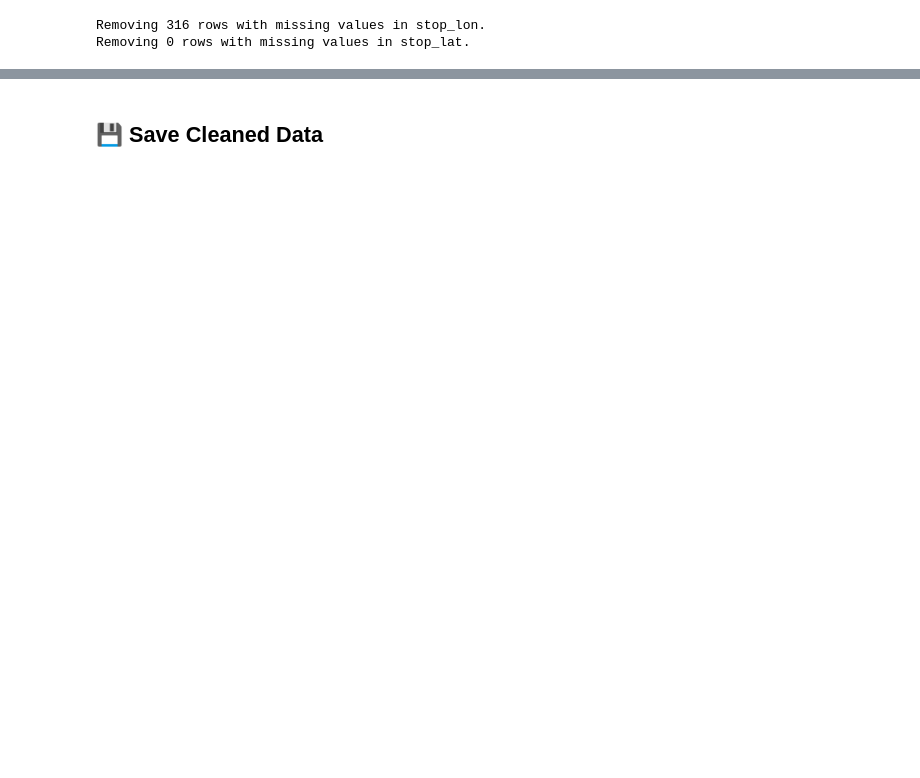
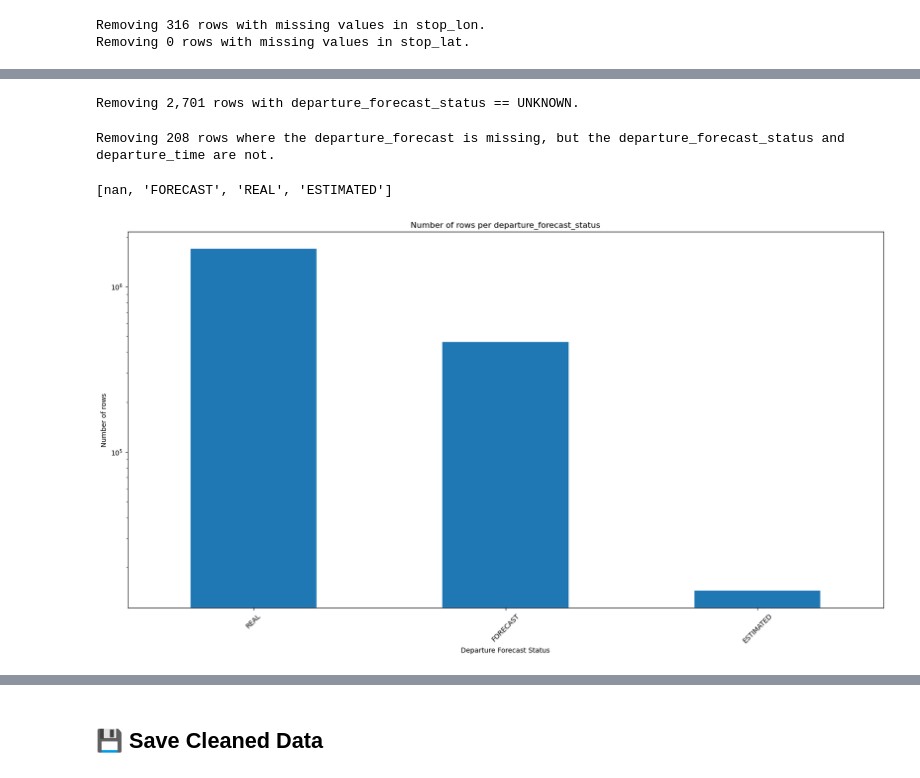
Before and after one commit to com-480-data-visualization/project-2023-choo-choo-data-darlings, a Jupyter notebook: preprocessing.ipynb, the cells around one changed output, grey strips where cells are left out. Cells and saved outputs as stored; diff of their text form; code cells hidden in the pictures; blank space fills up the shorter version.

```diff
--- a/preprocessing.ipynb
+++ b/preprocessing.ipynb
@@ -417,3 +423,30 @@ transport_data['departure_forecast_status'].unique().tolist()
+# %%
+print(f"Removing {transport_data[transport_data['departure_forecast_status'] == 'UNKNOWN'].shape[0]:,} rows with departure_forecast_status == UNKNOWN.")
+transport_data = transport_data[transport_data['departure_forecast_status'] != 'UNKNOWN']
+transport_data['departure_forecast_status'] = transport_data['departure_forecast_status'].cat.remove_unused_categories()
+# %% [output]
+Removing 2,701 rows with departure_forecast_status == UNKNOWN.
+# %%
+# Remove rows where the departure_forecast is missing, but the departure_forecast_status and departure_time are not
+print(f"Removing {transport_data[(transport_data['departure_time'].notna()) & (transport_data['departure_forecast'].isna()) & (transport_data['departure_forecast_status'].notna())].shape[0]:,} rows where the departure_forecast is missing, but the departure_forecast_status and departure_time are not.")
+transport_data = transport_data[(transport_data['departure_time'].isna()) | (transport_data['departure_forecast'].notna()) | (transport_data['departure_forecast_status'].isna())]
+# %% [output]
+Removing 208 rows where the departure_forecast is missing, but the departure_forecast_status and departure_time are not.
+# %%
+transport_data['departure_forecast_status'].unique().tolist()
+# %% [output]
+[nan, 'FORECAST', 'REAL', 'ESTIMATED']
+# %%
+value_counts = transport_data['departure_forecast_status'].value_counts()
+plt.figure(figsize=(20, 10))
+value_counts.plot(kind='bar', rot=45)
+plt.title('Number of rows per departure_forecast_status')
+plt.xlabel('Departure Forecast Status')
+plt.ylabel('Number of rows')
+plt.yscale('log')
+plt.show()
+# %% [output]
+[figure, added]
 # %%
 # Get number of missing values per column
 print(f"Number of total missing values in the dataset: {transport_data.isna().sum().sum():,}")
```
Also changed, not shown: parts of 34 cells of this notebook, 3 other files.
